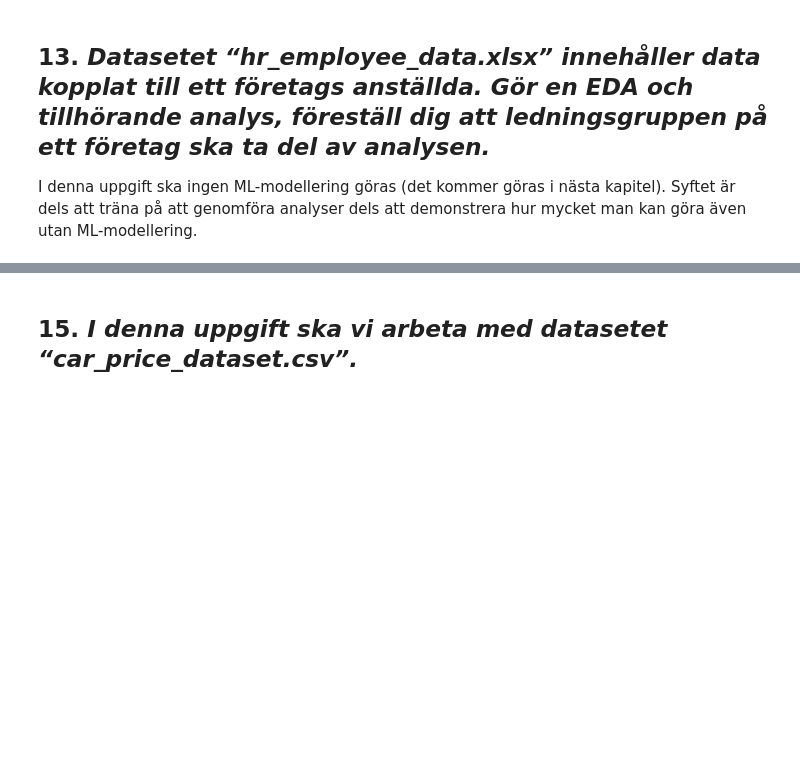
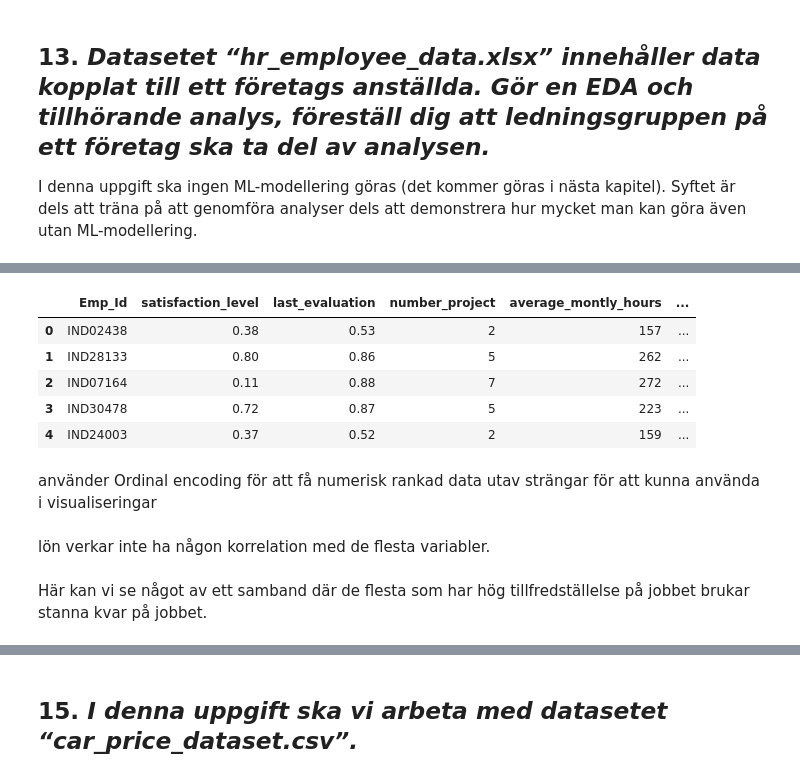
Before and after one commit to stuNero/ai_bok_ovn_uppgifter, a Jupyter notebook: kapitel/kap_3.ipynb, the cells around one changed output, grey strips where cells are left out. Saved outputs shown, nothing was run; the diff lists cells and outputs as text; code cells hidden in the pictures; blank space fills up the shorter version.

```diff
--- a/kapitel/kap_3.ipynb
+++ b/kapitel/kap_3.ipynb
@@ -67,0 +137,14 @@ man kan göra även utan ML-modellering.
+# %%
+encoder = OrdinalEncoder(categories=[["low", "medium", "high"]])
+
+df["salary"] = encoder.fit_transform(df[['salary']])
+df.head()
+# %% [output]
+|  | Emp_Id | satisfaction_level | last_evaluation | number_project | average_montly_hours | ... |
+| 0 | IND02438 | 0.38 | 0.53 | 2 | 157 | ... |
+| 1 | IND28133 | 0.80 | 0.86 | 5 | 262 | ... |
+| 2 | IND07164 | 0.11 | 0.88 | 7 | 272 | ... |
+| 3 | IND30478 | 0.72 | 0.87 | 5 | 223 | ... |
+| 4 | IND24003 | 0.37 | 0.52 | 2 | 159 | ... |
+# %% [markdown]
+använder Ordinal encoding för att få numerisk rankad data utav strängar för att kunna använda i visualiseringar
@@ -67,0 +160,2 @@ man kan göra även utan ML-modellering.
+# %% [markdown]
+lön verkar inte ha någon korrelation med de flesta variabler.
@@ -68,3 +165,5 @@ man kan göra även utan ML-modellering.
+# %% [markdown]
+Här kan vi se något av ett samband där de flesta som har hög tillfredställelse på jobbet brukar stanna kvar på jobbet.
 # %% [markdown]
 ## 14. ***Nedan ser vi en början till modellering av ett dataset kopplat till diabetes. Läs på vad datasetet innebär och genomför ett komplett ML-flöde.***
 Börja med att göra ett grundläggande flöde som fungerar, därefter kan du om
```
Also changed, not shown: parts of 22 cells of this notebook, 2 other files.
